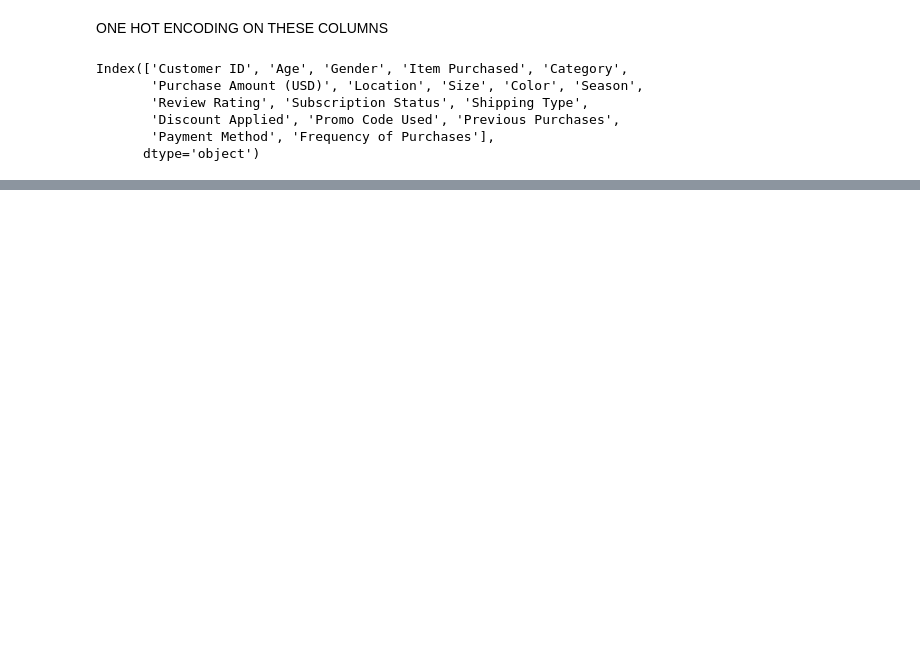
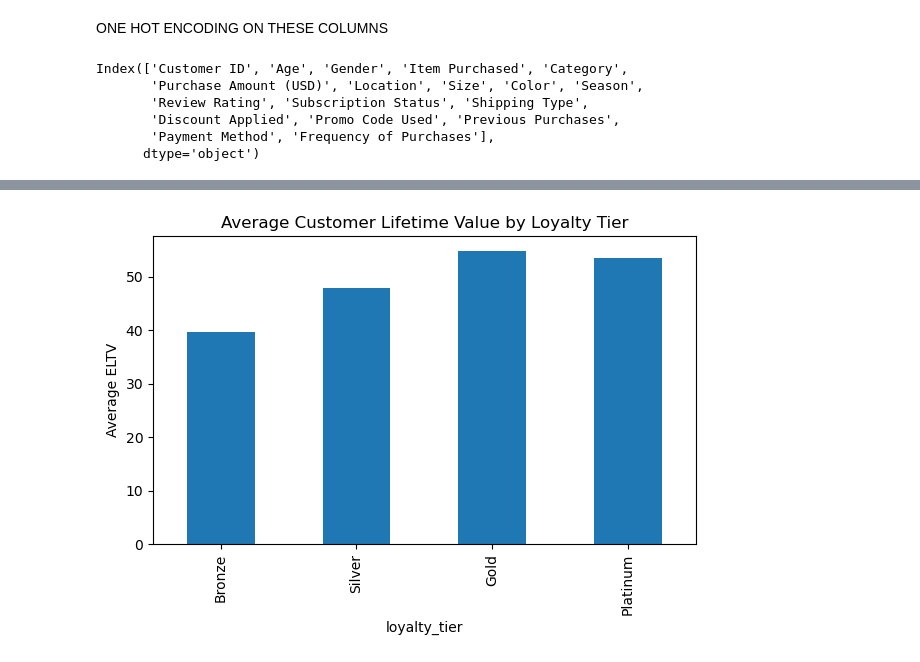
Before and after one commit to CodeWithHG1718/cag_project, a Jupyter notebook: main.ipynb, the cells around one changed output, grey strips where cells are left out. Drawn from its saved outputs; the diff is of its cells as text; code cells hidden in the pictures; blank space fills up the shorter version.

```diff
--- a/main.ipynb
+++ b/main.ipynb
@@ -158,0 +221,11 @@ df
+# %%
+df.groupby('loyalty_tier')['eltv'].mean().plot(
+    kind='bar',
+    figsize=(7,4)
+)
+
+plt.ylabel('Average ELTV')
+plt.title('Average Customer Lifetime Value by Loyalty Tier')
+plt.show()
+# %% [output]
+[figure, added]
```
Also changed, not shown: parts of 25 cells of this notebook, 2 other files.
